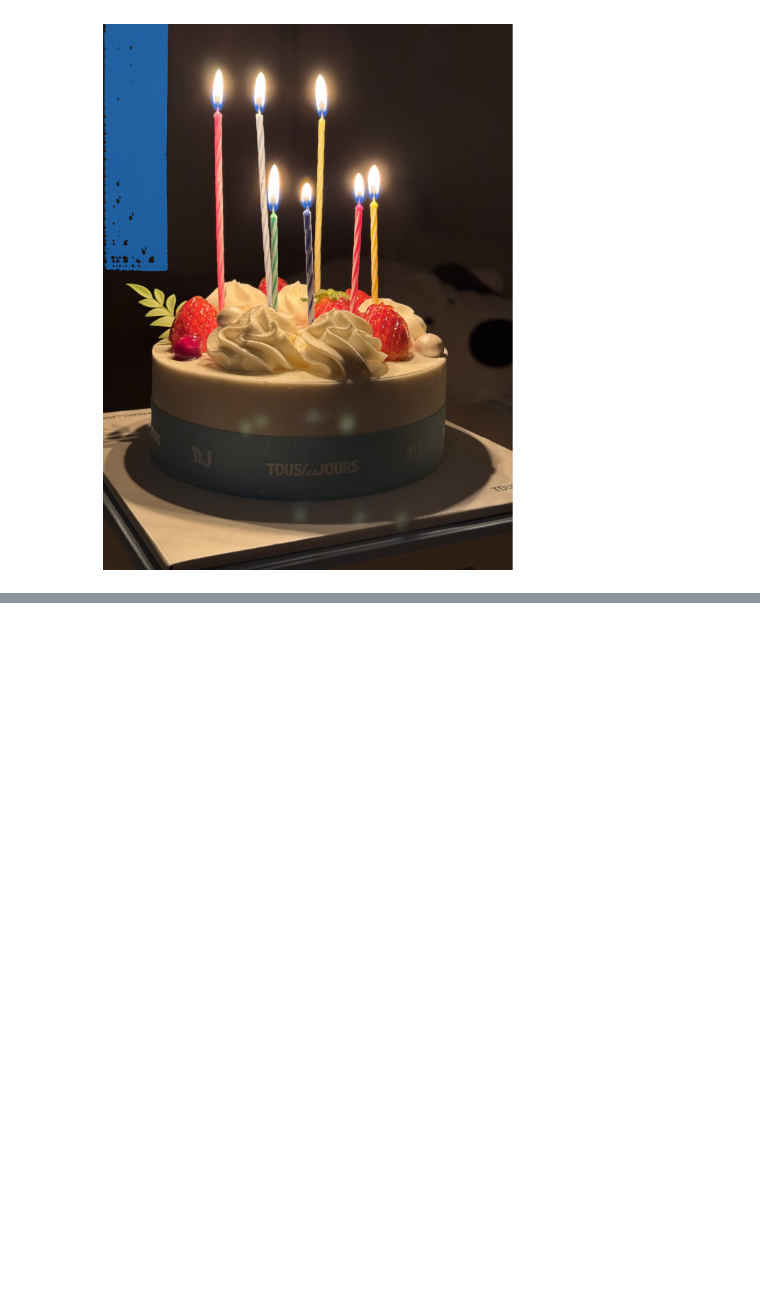
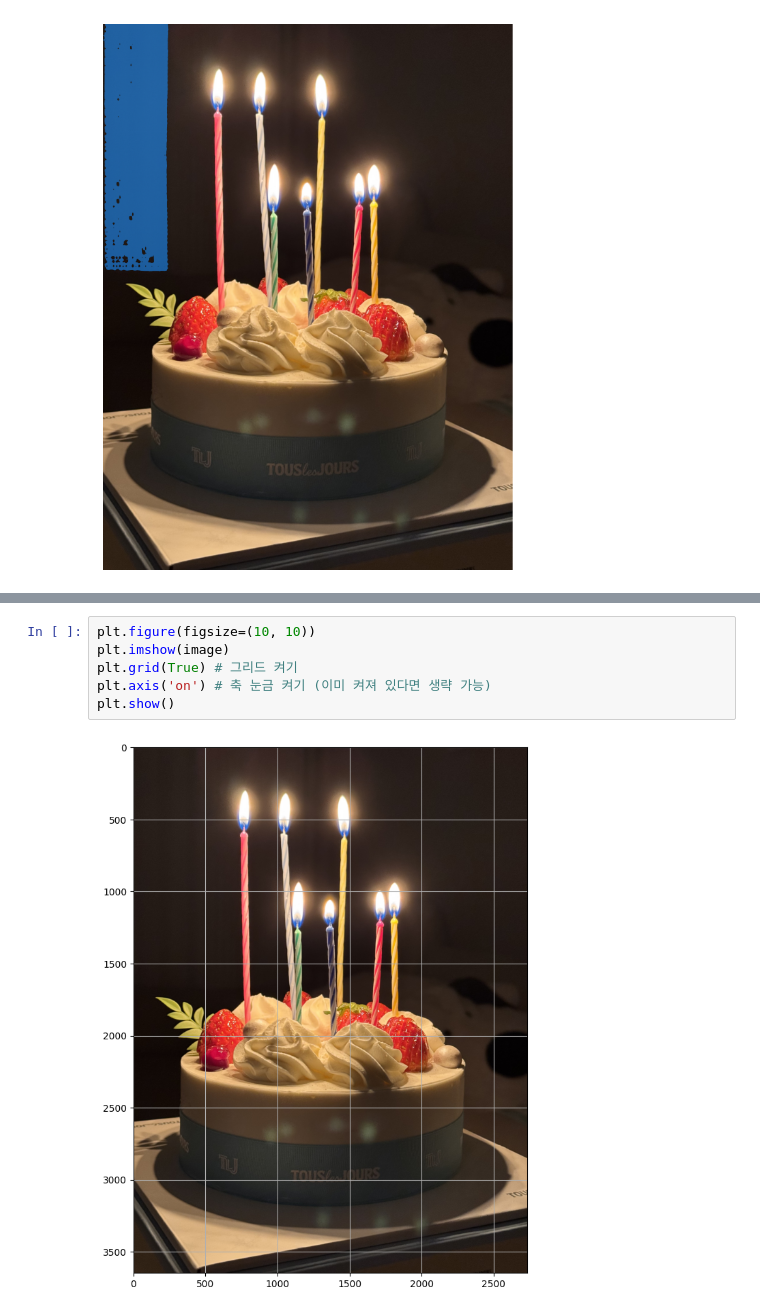
Before and after one commit to Dohwan93/Image_Processing_Algorithms, a Jupyter notebook: SAM2.ipynb, the cells around one changed output, grey strips where cells are left out. Cells and saved outputs as stored; diff of their text form; blank space fills up the shorter version.

```diff
--- a/SAM2.ipynb
+++ b/SAM2.ipynb
@@ -244,0 +122,8 @@ KeyboardInterrupt:
+# %%
+plt.figure(figsize=(10, 10))
+plt.imshow(image)
+plt.grid(True) # 그리드 켜기
+plt.axis('on') # 축 눈금 켜기 (이미 켜져 있다면 생략 가능)
+plt.show()
+# %% [output]
+[figure, added]
```
Also changed, not shown: parts of 7 cells of this notebook.
